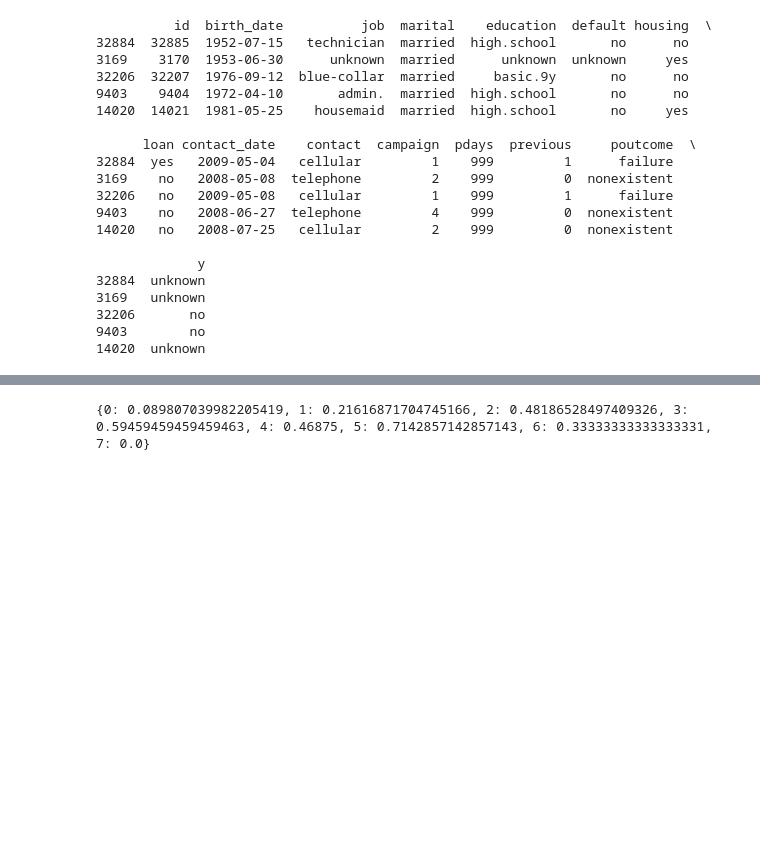
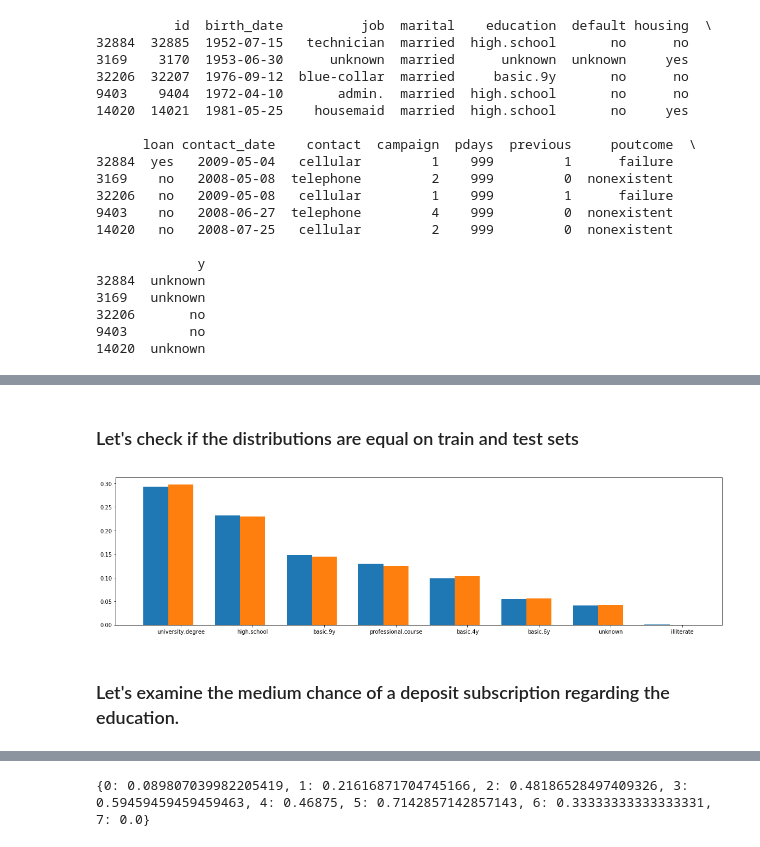
Before and after one commit to kmichael08/kaggle-banking-ml-predictions, a Jupyter notebook: experiments.ipynb, the cells around one changed output, grey strips where cells are left out. Drawn from its saved outputs; the diff is of its cells as text; code cells hidden in the pictures; blank space fills up the shorter version.

```diff
--- a/experiments.ipynb
+++ b/experiments.ipynb
@@ -86,0 +121,17 @@ train_df.get(['id', 'y']).groupby(['y']).count()
+# %% [markdown]
+### Let's check if the distributions are equal on train and test sets
+# %%
+education_test = pd.value_counts(test_df.education) / len(test_df)
+education_train = pd.value_counts(train_df.education) / len(train_df)
+plt.figure(figsize=(20, 5))
+bar_width = 0.35
+n_groups = len(education_test.keys())
+index = np.arange(n_groups)
+plt.bar(index, education_test, bar_width)
+plt.bar(index + bar_width, education_train, bar_width)
+plt.xticks(index + bar_width, education_test.keys())
+plt.show()
+# %% [output]
+[figure, added]
+# %% [markdown]
+### Let's examine the medium chance of a deposit subscription regarding the education.
```
Also changed, not shown: parts of 26 cells of this notebook.
